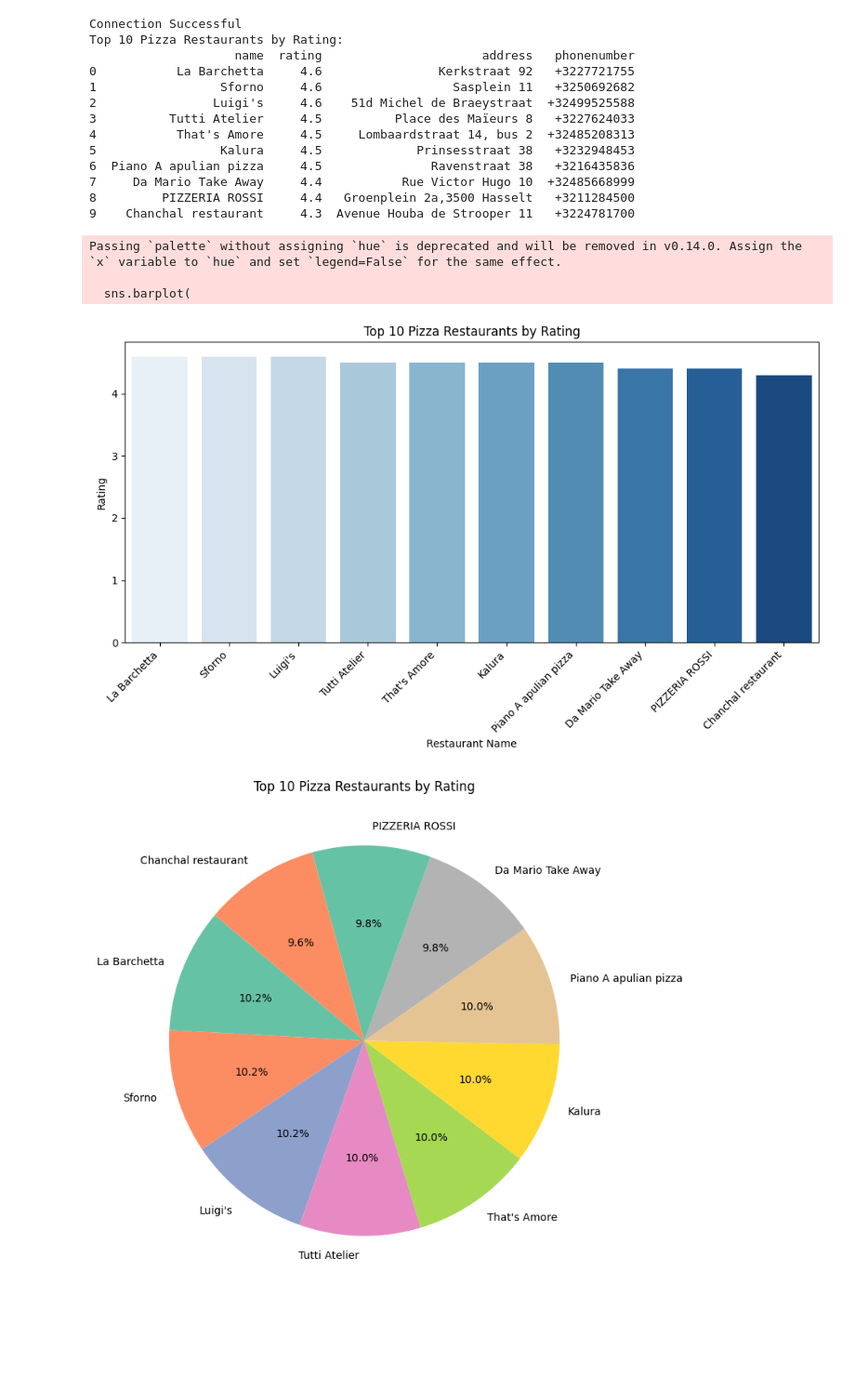
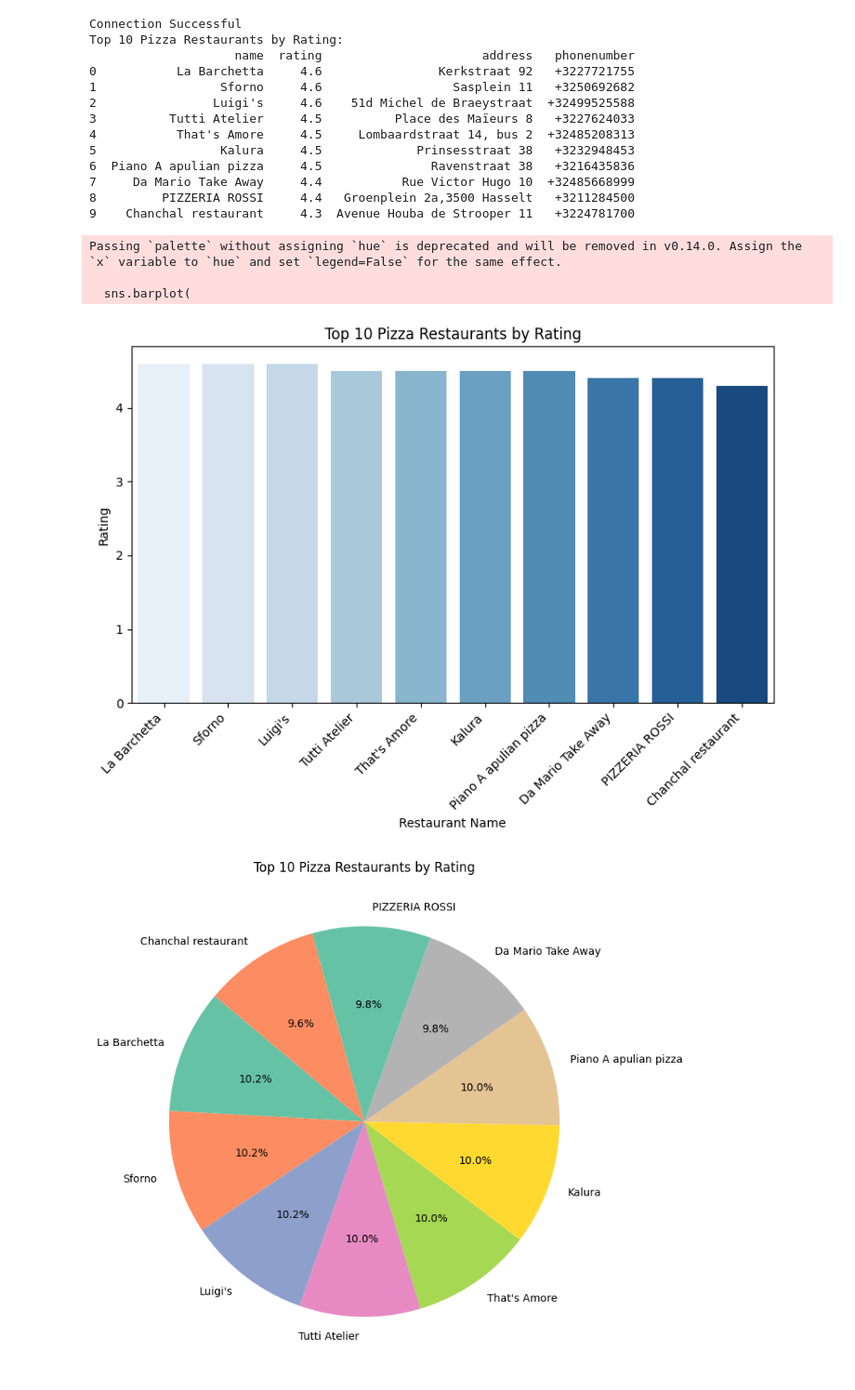
Before and after one commit to dhrisya010/delivery-market-analysis-with-SQL, a Jupyter notebook: market_analysis.ipynb, the cells around one changed output. Shown at 93% size. Saved outputs shown, nothing was run; the diff lists cells and outputs as text; code cells hidden in the pictures; blank space fills up the shorter version.

```diff
--- a/market_analysis.ipynb
+++ b/market_analysis.ipynb
@@ -247,27 +246,26 @@ Top 10 Pizza Restaurants by Rating:
 # %%
 import matplotlib.pyplot as plt
 import seaborn as sns
 
-# Ensure the DataFrame is not empty
 if not top_pizza_restaurants.empty:
-    plt.figure(figsize=(10, 6))
+    plt.figure(figsize=(8, 6))
     sns.barplot(
         data=top_pizza_restaurants,
         x="name",
         y="rating",
         palette="Blues"
     )
     plt.title("Top 10 Pizza Restaurants by Rating")
     plt.xlabel("Restaurant Name")
     plt.ylabel("Rating")
     plt.xticks(rotation=45, ha="right")
     plt.tight_layout()
     plt.show()
 # %% [output]
 Passing `palette` without assigning `hue` is deprecated and will be removed in v0.14.0. Assign the `x` variable to `hue` and set `legend=False` for the same effect.
 
   sns.barplot(
-[figure, old version]
+[figure, new version]
 # %%
 import matplotlib.pyplot as plt
 
```
Also changed, not shown: parts of 5 cells of this notebook, 4 other files.
